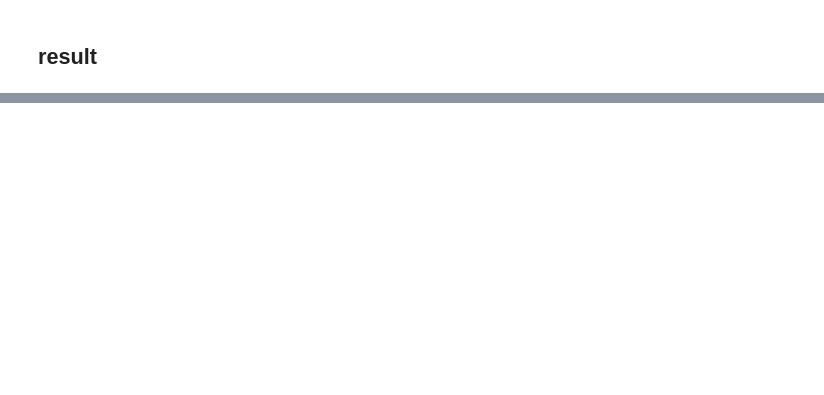
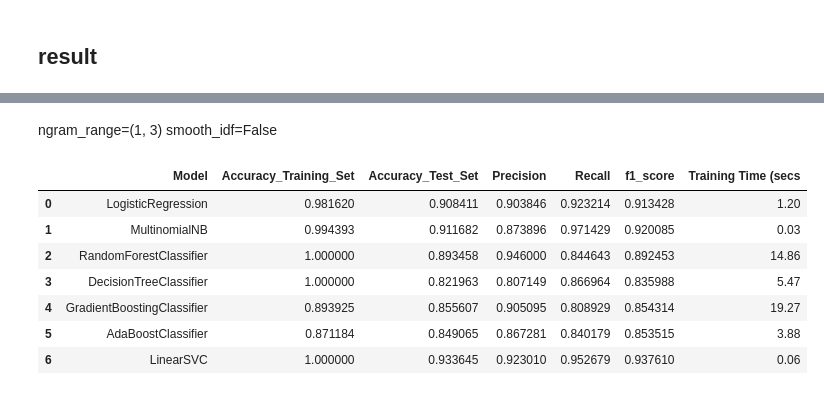
Before and after one commit to smkerr/COVID-fake-news-detection, a Jupyter notebook: combined_model.ipynb, the cells around one changed output, grey strips where cells are left out. Drawn from its saved outputs; the diff is of its cells as text; code cells hidden in the pictures; blank space fills up the shorter version.

```diff
--- a/combined_model.ipynb
+++ b/combined_model.ipynb
@@ -237,0 +257,14 @@ df_perf_metrics
+# %% [markdown]
+ngram_range=(1, 3)
+smooth_idf=False
+# %%
+df_perf_metrics
+# %% [output]
+|  | Model | Accuracy_Training_Set | Accuracy_Test_Set | Precision | Recall | f1_score | Training Time (secs |
+| 0 | LogisticRegression | 0.981620 | 0.908411 | 0.903846 | 0.923214 | 0.913428 | 1.20 |
+| 1 | MultinomialNB | 0.994393 | 0.911682 | 0.873896 | 0.971429 | 0.920085 | 0.03 |
+| 2 | RandomForestClassifier | 1.000000 | 0.893458 | 0.946000 | 0.844643 | 0.892453 | 14.86 |
+| 3 | DecisionTreeClassifier | 1.000000 | 0.821963 | 0.807149 | 0.866964 | 0.835988 | 5.47 |
+| 4 | GradientBoostingClassifier | 0.893925 | 0.855607 | 0.905095 | 0.808929 | 0.854314 | 19.27 |
+| 5 | AdaBoostClassifier | 0.871184 | 0.849065 | 0.867281 | 0.840179 | 0.853515 | 3.88 |
+| 6 | LinearSVC | 1.000000 | 0.933645 | 0.923010 | 0.952679 | 0.937610 | 0.06 |
```
Also changed, not shown: parts of 13 cells of this notebook.
